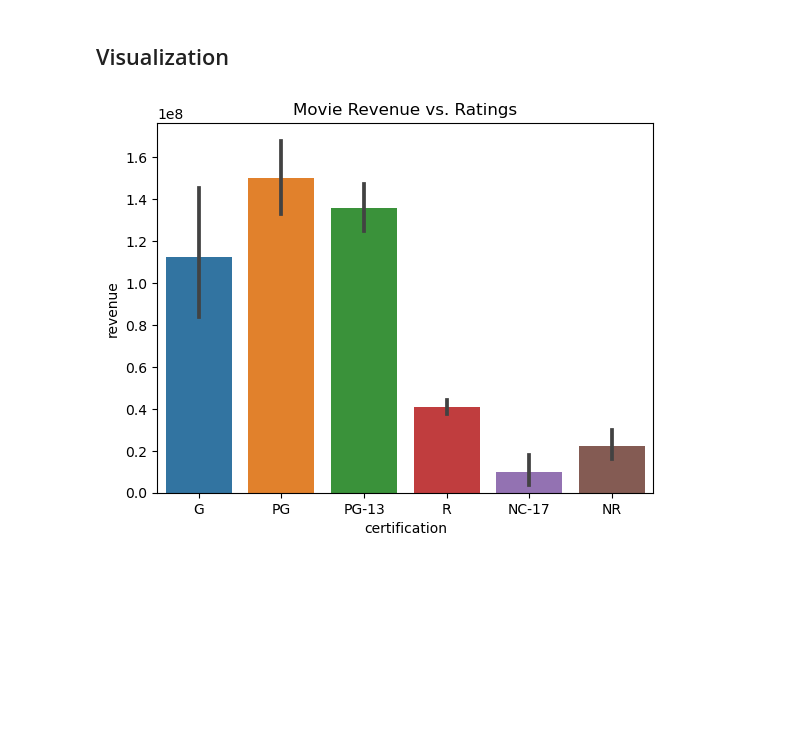
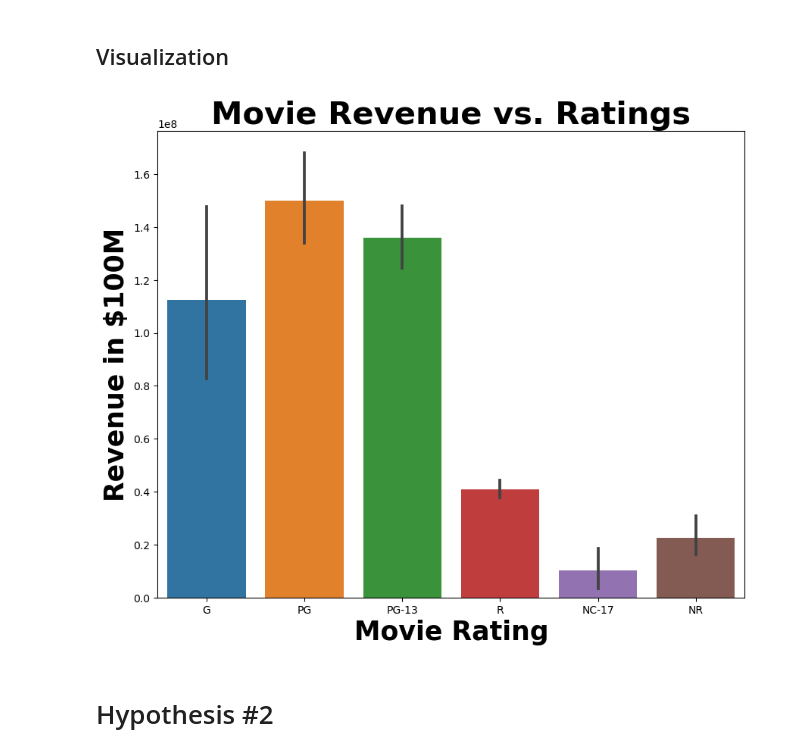
Before and after one commit to jaytrey777/Movie-Profitabiliy-Project, a Jupyter notebook: Part 4 - Hypothesis Testing.ipynb, the cells around one changed output. Saved outputs shown, nothing was run; the diff lists cells and outputs as text; code cells hidden in the pictures; blank space fills up the shorter version.

```diff
--- a/Part 4 - Hypothesis Testing.ipynb
+++ b/Part 4 - Hypothesis Testing.ipynb
@@ -427,11 +405,15 @@ The pairs are as follows:
 # %% [markdown]
 ## Visualization
 # %%
-# barplot to compare means (revenues) of ratings
 ratings = ['G', 'PG', 'PG-13', 'R', 'NC-17', 'NR']
 
-ax = sns.barplot(data = df, x = 'certification', y = 'revenue',
-                 order = ratings)
-ax.set_title('Movie Revenue vs. Ratings');
+fig, ax = plt.subplots(figsize = (10, 8))
+ax = sns.barplot(data = df, x = 'certification', y = 'revenue', order = ratings)
+
+ax.set_title('Movie Revenue vs. Ratings', fontsize = 30, fontweight = 'bold')
+ax.set_xlabel('Movie Rating', fontsize = 25, fontweight = 'bold')
+ax.set_ylabel('Revenue in $100M', fontsize = 25, fontweight = 'bold');
 # %% [output]
-[figure, old version]
+[figure, new version]
+# %% [markdown]
+# Hypothesis #2
```
Also changed, not shown: parts of 69 cells of this notebook.
